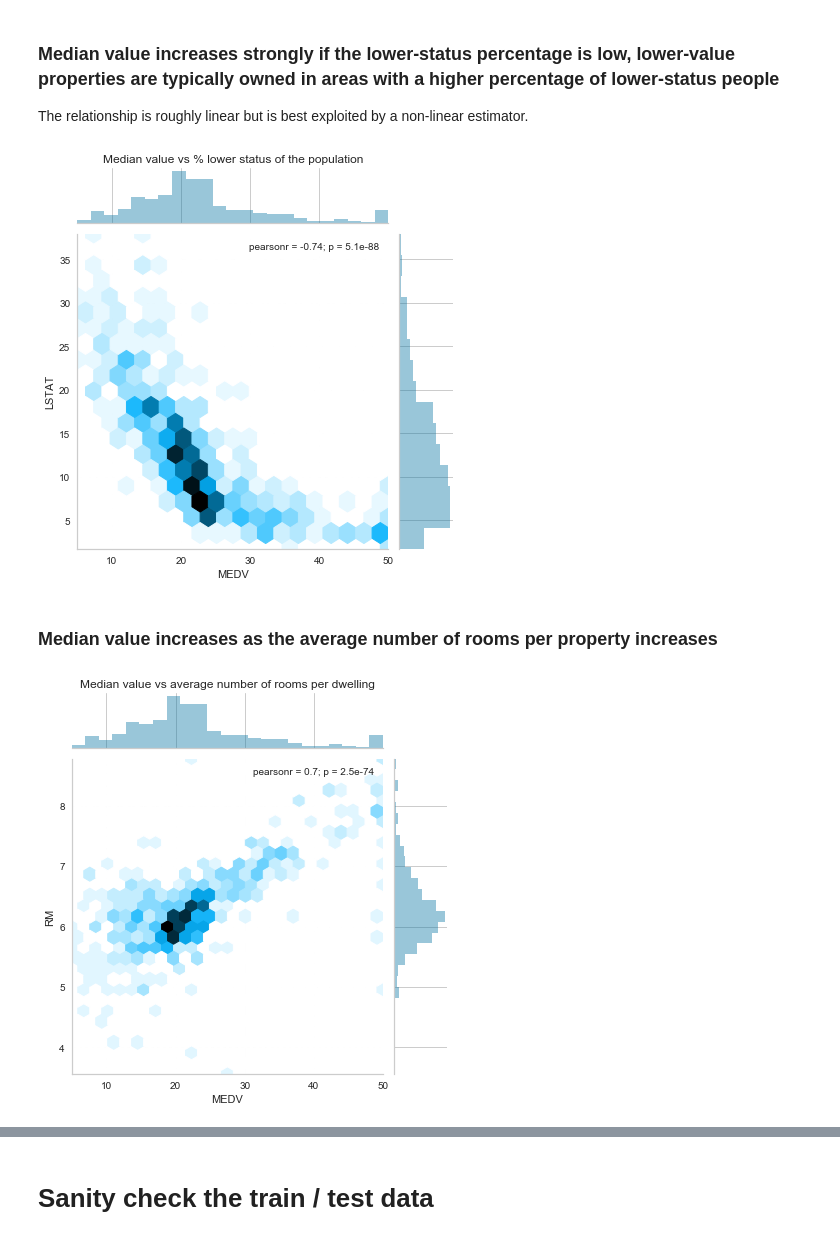
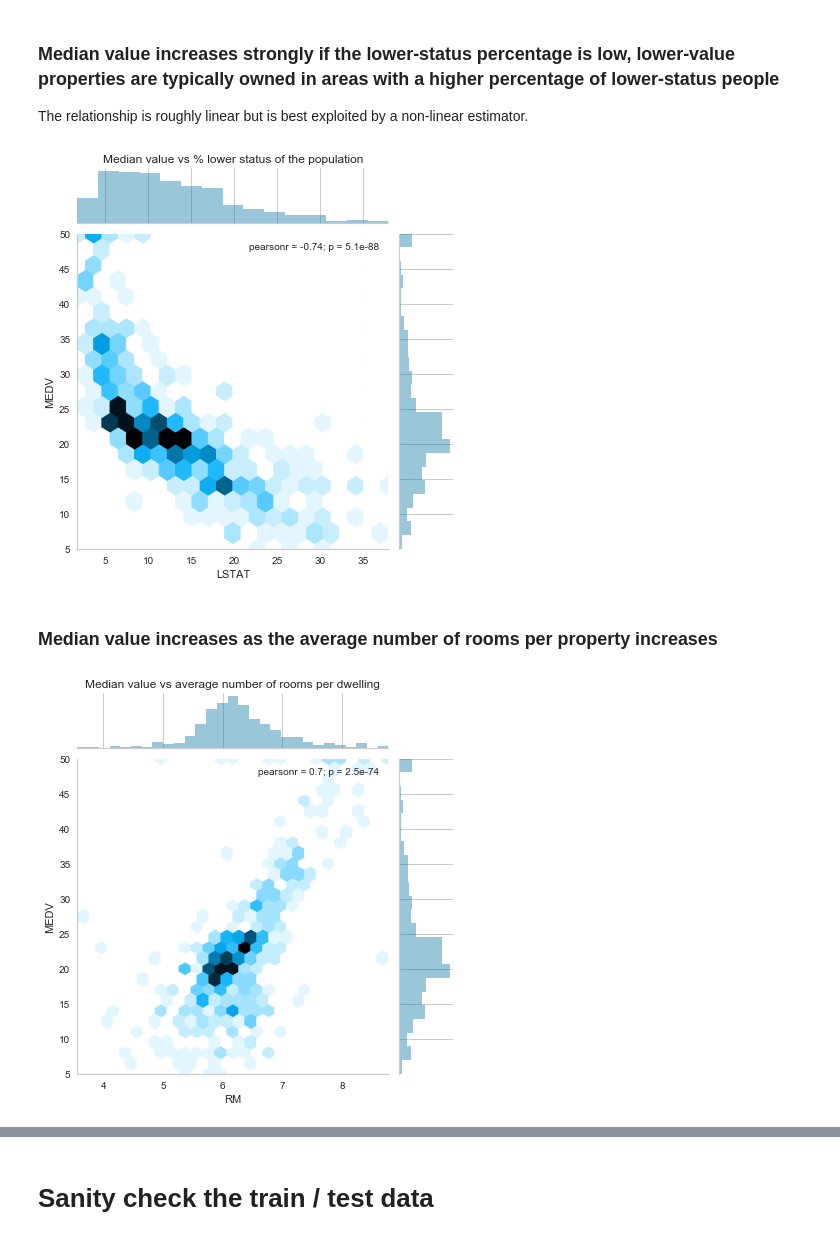
Before and after one commit to ianozsvald/data_science_delivered, a Jupyter notebook: ml_explain_regression_prediction.ipynb, the cells around one changed output, grey strips where cells are left out. Drawn from its saved outputs; the diff is of its cells as text; code cells hidden in the pictures.

```diff
--- a/ml_explain_regression_prediction.ipynb
+++ b/ml_explain_regression_prediction.ipynb
@@ -122,14 +122,14 @@ ax.set_title("Median value of owner-occupied homes");
 
 The relationship is roughly linear but is best exploited by a non-linear estimator.
 # %%
-jg = sns.jointplot(df_boston.MEDV, df_boston.LSTAT, kind='hex')
+jg = sns.jointplot(df_boston.LSTAT, df_boston.MEDV, kind='hex')
 jg.ax_marg_x.set_title("Median value vs % lower status of the population");
 # %% [output]
-[figure, old version]
+[figure, new version]
 # %% [markdown]
 ### Median value increases as the average number of rooms per property increases
 # %%
-jg = sns.jointplot(df_boston.MEDV, df_boston.RM, kind='hex')
+jg = sns.jointplot(df_boston.RM, df_boston.MEDV, kind='hex')
 jg.ax_marg_x.set_title("Median value vs average number of rooms per dwelling");
 # %% [output]
-[figure, old version]
+[figure, new version]
```
Also changed, not shown: parts of 36 cells of this notebook.
